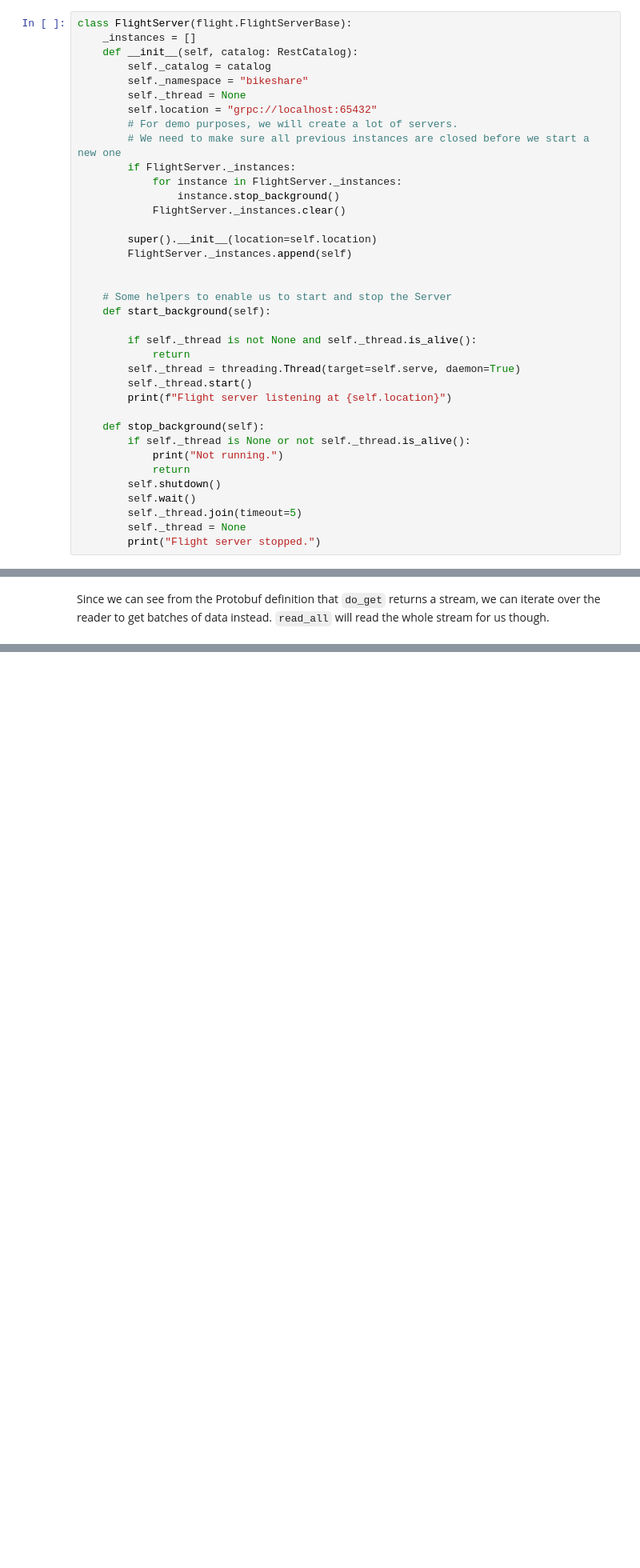
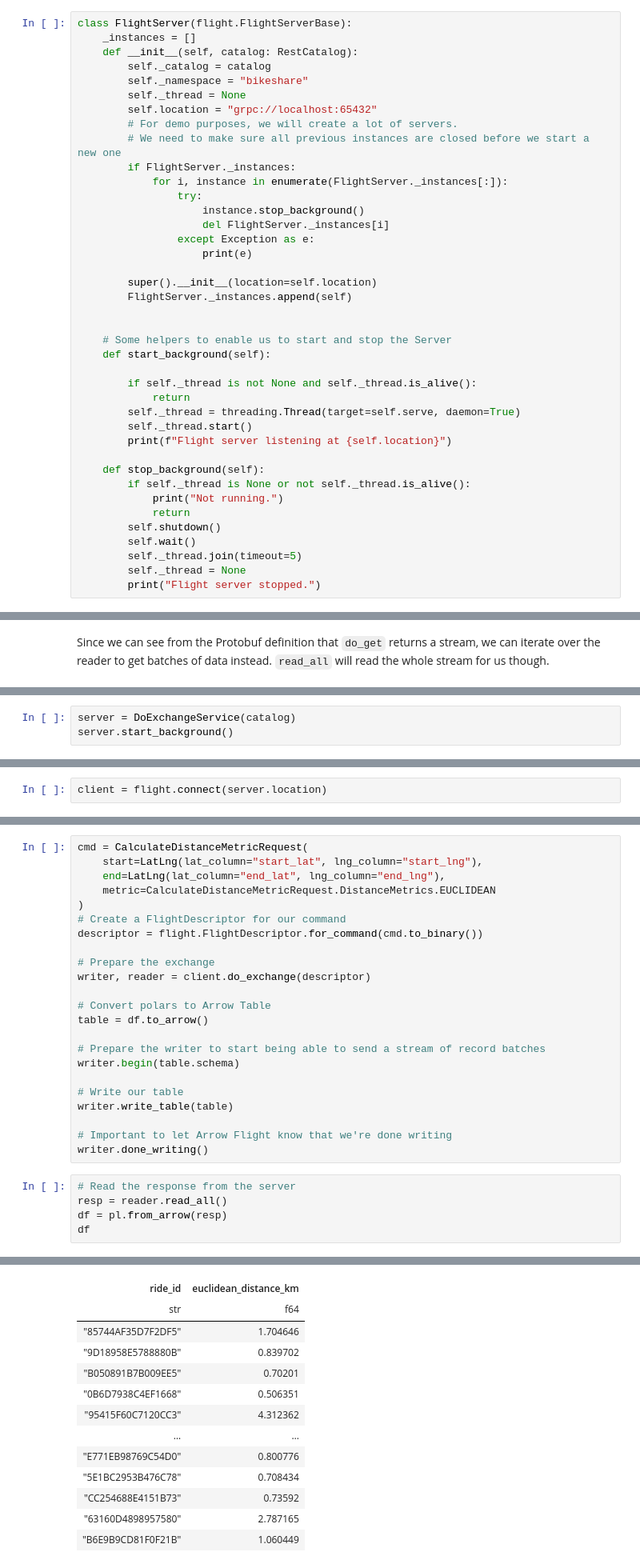
Before and after one commit to andersbogsnes/pydata-amsterdam-2026-taking-flight-with-arrow-flight, a Jupyter notebook: notebooks/03. Implementing Arrow Flight.ipynb, the cells around one changed output, grey strips where cells are left out. Shown at 80% size. Drawn from its saved outputs; the diff is of its cells as text; blank space fills up the shorter version.

```diff
--- a/notebooks/03. Implementing Arrow Flight.ipynb
+++ b/notebooks/03. Implementing Arrow Flight.ipynb
@@ -29,9 +32,12 @@ class FlightServer(flight.FlightServerBase):
         # For demo purposes, we will create a lot of servers.
         # We need to make sure all previous instances are closed before we start a new one
         if FlightServer._instances:
-            for instance in FlightServer._instances:
-                instance.stop_background()
-            FlightServer._instances.clear()
+            for i, instance in enumerate(FlightServer._instances[:]):
+                try:
+                    instance.stop_background()
+                    del FlightServer._instances[i]
+                except Exception as e:
+                    print(e)
 
         super().__init__(location=self.location)
         FlightServer._instances.append(self)
@@ -400,0 +434,3 @@ This has a number of different uses, like calculating metrics across large amoun
+# %%
+server = DoExchangeService(catalog)
+server.start_background()
@@ -400,0 +440,2 @@ This has a number of different uses, like calculating metrics across large amoun
+# %%
+client = flight.connect(server.location)
@@ -400,0 +444,29 @@ This has a number of different uses, like calculating metrics across large amoun
+# %%
+cmd = CalculateDistanceMetricRequest(
+    start=LatLng(lat_column="start_lat", lng_column="start_lng"),
+    end=LatLng(lat_column="end_lat", lng_column="end_lng"),
+    metric=CalculateDistanceMetricRequest.DistanceMetrics.EUCLIDEAN
+)
+# Create a FlightDescriptor for our command
+descriptor = flight.FlightDescriptor.for_command(cmd.to_binary())
+
+# Prepare the exchange
+writer, reader = client.do_exchange(descriptor)
+
+# Convert polars to Arrow Table
+table = df.to_arrow()
+
+# Prepare the writer to start being able to send a stream of record batches
+writer.begin(table.schema)
+
+# Write our table
+writer.write_table(table)
+
+# Important to let Arrow Flight know that we're done writing
+writer.done_writing()
+# %%
+# Read the response from the server
+resp = reader.read_all()
+df = pl.from_arrow(resp)
+df
+# %% [output]
@@ -400,0 +474,13 @@ This has a number of different uses, like calculating metrics across large amoun
+| ride_id | euclidean_distance_km |
+| str | f64 |
+| "85744AF35D7F2DF5" | 1.704646 |
+| "9D18958E5788880B" | 0.839702 |
+| "B050891B7B009EE5" | 0.70201 |
+| "0B6D7938C4EF1668" | 0.506351 |
+| "95415F60C7120CC3" | 4.312362 |
+| … | … |
+| "E771EB98769C54D0" | 0.800776 |
+| "5E1BC2953B476C78" | 0.708434 |
+| "CC254688E4151B73" | 0.73592 |
+| "63160D4898957580" | 2.787165 |
+| "B6E9B9CD81F0F21B" | 1.060449 |
```
Also changed, not shown: parts of 17 cells of this notebook, 2 other files.
